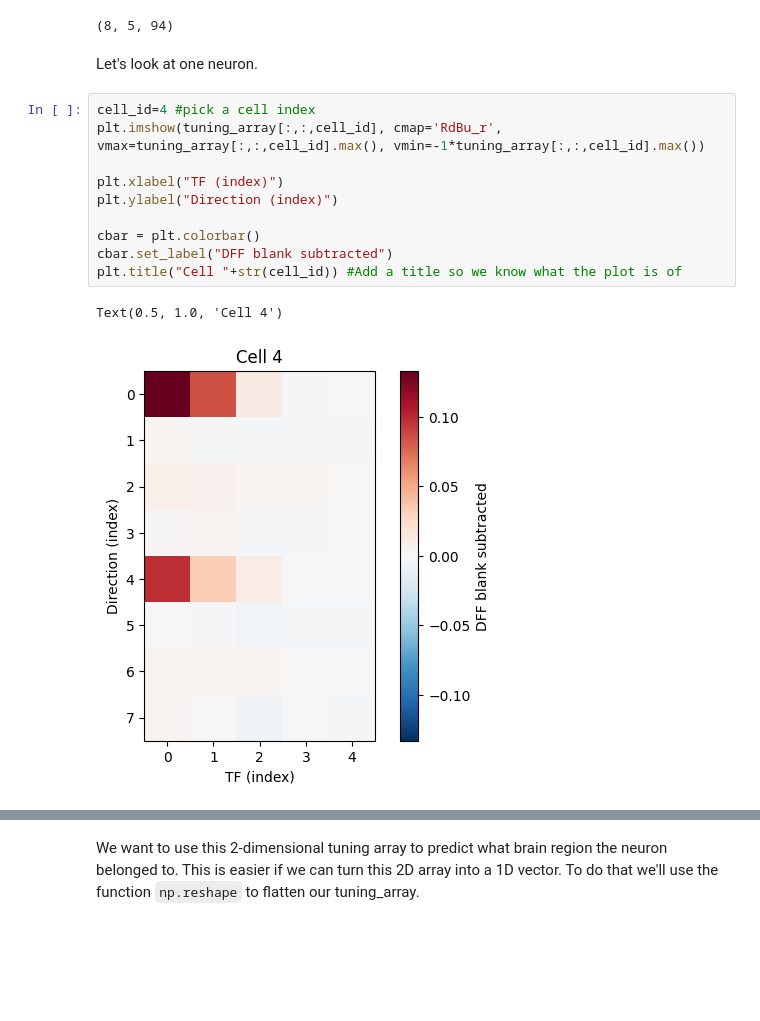
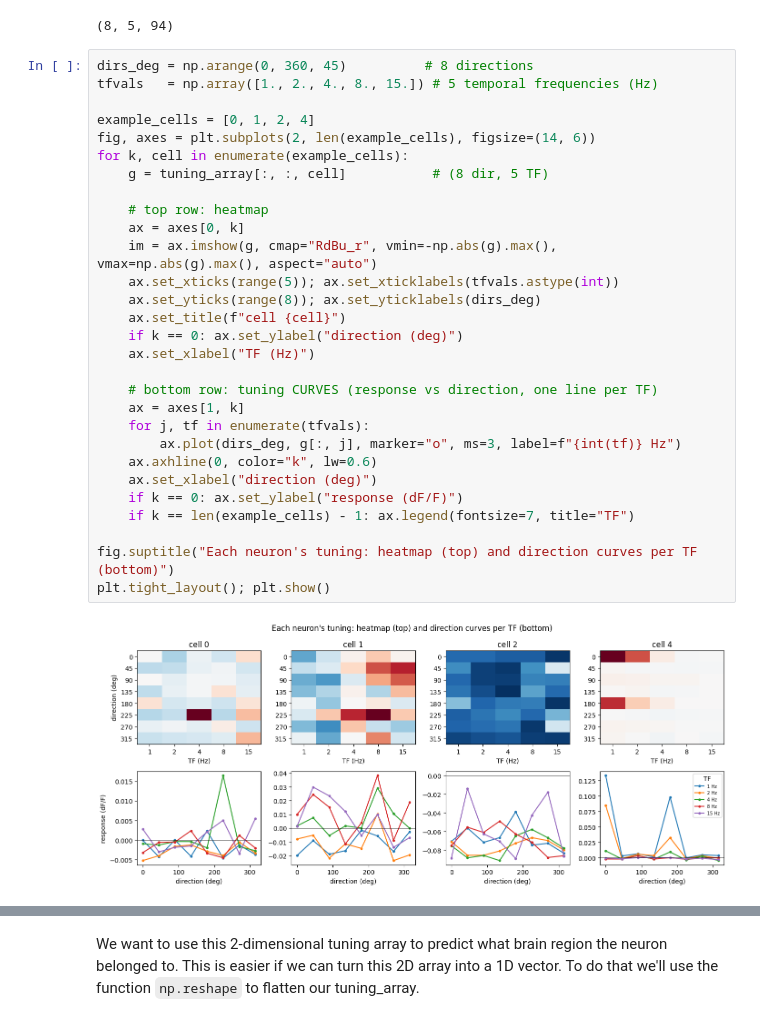
Before and after one commit to zbluee/Predicting_Brain_Regions, a Jupyter notebook: Predicting_Brain_Regions.ipynb, the cells around one changed output, grey strips where cells are left out. Saved outputs shown, nothing was run; the diff lists cells and outputs as text; blank space fills up the shorter version.

```diff
--- a/Predicting_Brain_Regions.ipynb
+++ b/Predicting_Brain_Regions.ipynb
@@ -168,18 +266,34 @@ tuning_array.shape
 # tuning_array[:, :, :]
 # %% [output]
 (8, 5, 94)
-# %% [markdown]
-Let's look at one neuron.
-# %%
-cell_id=4 #pick a cell index
-plt.imshow(tuning_array[:,:,cell_id], cmap='RdBu_r', vmax=tuning_array[:,:,cell_id].max(), vmin=-1*tuning_array[:,:,cell_id].max())
-
-plt.xlabel("TF (index)")
-plt.ylabel("Direction (index)")
-
-cbar = plt.colorbar()
-cbar.set_label("DFF blank subtracted")
-plt.title("Cell "+str(cell_id)) #Add a title so we know what the plot is of
-# %% [output]
-Text(0.5, 1.0, 'Cell 4')
-[figure, removed]
+# %%
+dirs_deg = np.arange(0, 360, 45)          # 8 directions
+tfvals   = np.array([1., 2., 4., 8., 15.]) # 5 temporal frequencies (Hz)
+
+example_cells = [0, 1, 2, 4]
+fig, axes = plt.subplots(2, len(example_cells), figsize=(14, 6))
+for k, cell in enumerate(example_cells):
+    g = tuning_array[:, :, cell]           # (8 dir, 5 TF)
+
+    # top row: heatmap
+    ax = axes[0, k]
+    im = ax.imshow(g, cmap="RdBu_r", vmin=-np.abs(g).max(), vmax=np.abs(g).max(), aspect="auto")
+    ax.set_xticks(range(5)); ax.set_xticklabels(tfvals.astype(int))
+    ax.set_yticks(range(8)); ax.set_yticklabels(dirs_deg)
+    ax.set_title(f"cell {cell}")
+    if k == 0: ax.set_ylabel("direction (deg)")
+    ax.set_xlabel("TF (Hz)")
+
+    # bottom row: tuning CURVES (response vs direction, one line per TF)
+    ax = axes[1, k]
+    for j, tf in enumerate(tfvals):
+        ax.plot(dirs_deg, g[:, j], marker="o", ms=3, label=f"{int(tf)} Hz")
+    ax.axhline(0, color="k", lw=0.6)
+    ax.set_xlabel("direction (deg)")
+    if k == 0: ax.set_ylabel("response (dF/F)")
+    if k == len(example_cells) - 1: ax.legend(fontsize=7, title="TF")
+
+fig.suptitle("Each neuron's tuning: heatmap (top) and direction curves per TF (bottom)")
+plt.tight_layout(); plt.show()
+# %% [output]
+[figure, added]
```
Also changed, not shown: parts of 45 cells of this notebook.
